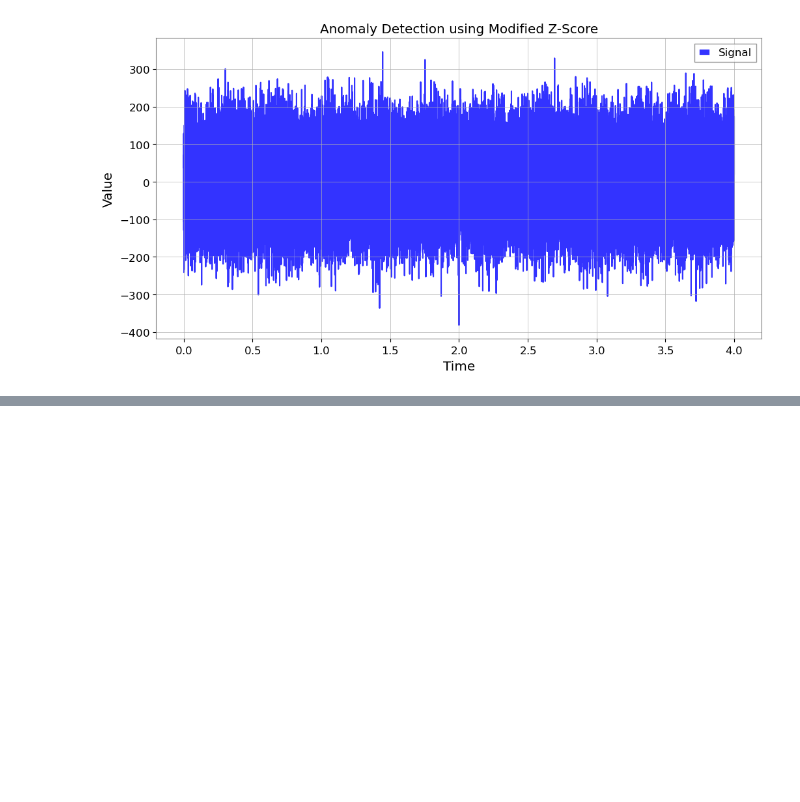
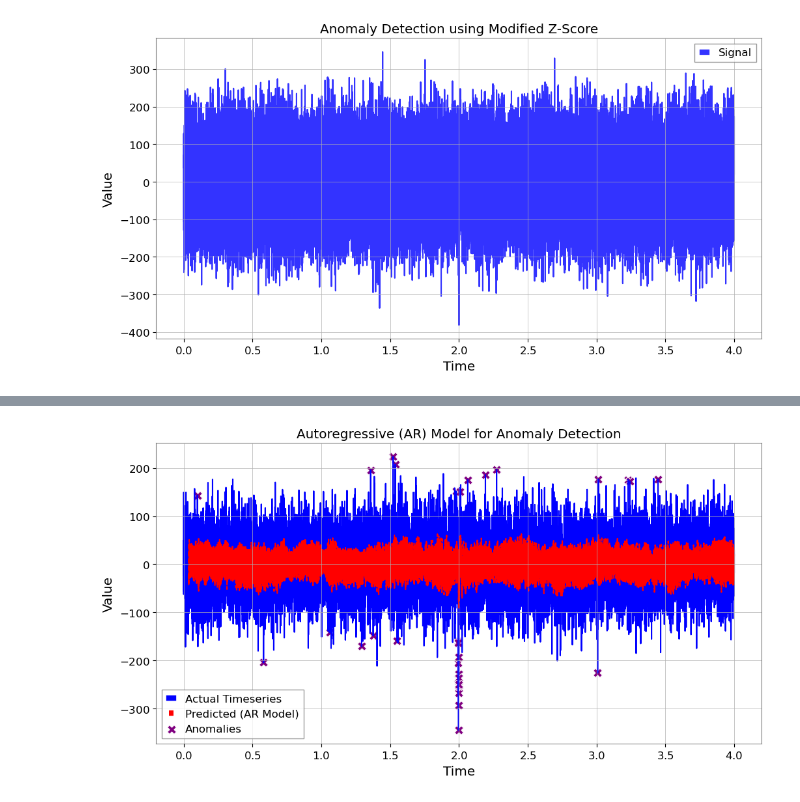
Before and after one commit to ashishmathew0297/gwpy-experiments, a Jupyter notebook: code/normality_test_experimentation.ipynb, the cells around one changed output, grey strips where cells are left out. Drawn from its saved outputs; the diff is of its cells as text; code cells hidden in the pictures; blank space fills up the shorter version.

```diff
--- a/code/normality_test_experimentation.ipynb
+++ b/code/normality_test_experimentation.ipynb
@@ -529,0 +606,17 @@ Let's code this up.
+# %%
+# this is a cell that was run with the threshold set to
+# 3 standard deviations and around 50 AR points
+idx=49
+
+plt.figure(figsize=(12, 6))
+sns.lineplot(x=data_df['data'].iloc[idx].times, y=data_df['data'].iloc[idx].value, label='Actual Timeseries', color='blue')
+sns.lineplot(x=data_df['data'].iloc[idx].times, y=data_df['ar_predictions'].iloc[idx], label='Predicted (AR Model)', color='red', linestyle="dashed")
+sns.scatterplot(x=data_df["ar_anomaly_times"].iloc[idx], y=data_df['ar_anomalies'].iloc[idx], color='purple', label='Anomalies', marker='X', s=100)
+
+plt.xlabel("Time")
+plt.ylabel("Value")
+plt.title("Autoregressive (AR) Model for Anomaly Detection")
+plt.legend()
+plt.show()
+# %% [output]
+[figure, added]
```
Also changed, not shown: parts of 8 cells of this notebook.
